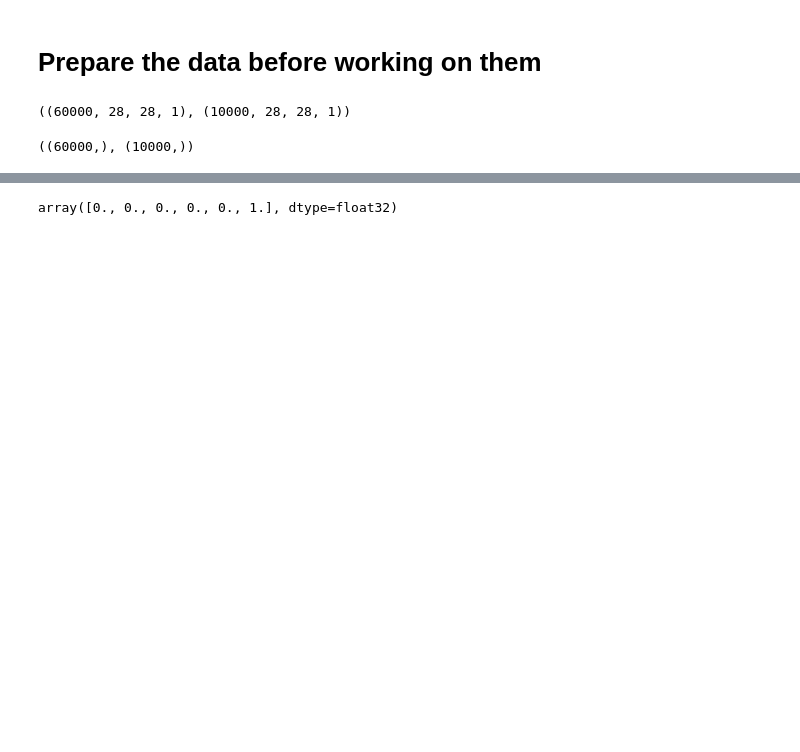
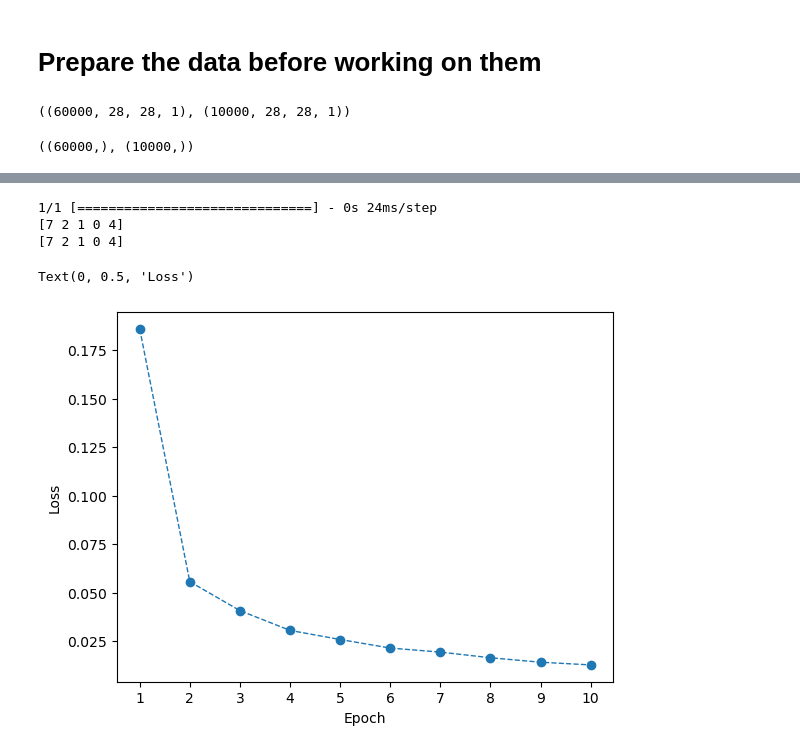
Before and after one commit to KavileBhagavathi/DSSS_Scripts, a Jupyter notebook: Assignment8/assignment8new.ipynb, the cells around one changed output, grey strips where cells are left out. Saved outputs shown, nothing was run; the diff lists cells and outputs as text; code cells hidden in the pictures; blank space fills up the shorter version.

```diff
--- a/Assignment8/assignment8new.ipynb
+++ b/Assignment8/assignment8new.ipynb
@@ -104,4 +125,18 @@ ValueError: Creating variables on a non-first call to a function decorated with
 # %%
-to_categorical(y_train[0])
+model.save_weights('cnn.h5') #saving the model to local disk
-# %% [output]
-array([0., 0., 0., 0., 0., 1.], dtype=float32)
+# %%
+# Predict on the first 5 test images.
+predictions = model.predict(x_test[:5])
+
+# Print our model's predictions.
+print(np.argmax(predictions, axis=1)) # [7, 2, 1, 0, 4]
+
+# Check our predictions against the ground truths.
+print(y_test[:5]) # [7, 2, 1, 0, 4]
+# %% [output]
+1/1 [==============================] - 0s 24ms/step
+[7 2 1 0 4]
+[7 2 1 0 4]
+# %%
+loss = [0.1859,0.0556,0.0407,0.0305,0.0258,0.0214,0.0193,0.0164,0.0141,0.0127]
+epoch = [i for i in range(1,11)]
@@ -107,0 +145,8 @@ array([0., 0., 0., 0., 0., 1.], dtype=float32)
+# %%
+plt.plot(epoch,loss,ls="--",marker="o",linewidth=1)
+plt.xticks(ticks=epoch)
+plt.xlabel("Epoch")
+plt.ylabel("Loss")
+# %% [output]
+Text(0, 0.5, 'Loss')
+[figure, added]
```
Also changed, not shown: parts of 7 cells of this notebook, 1 other file.
